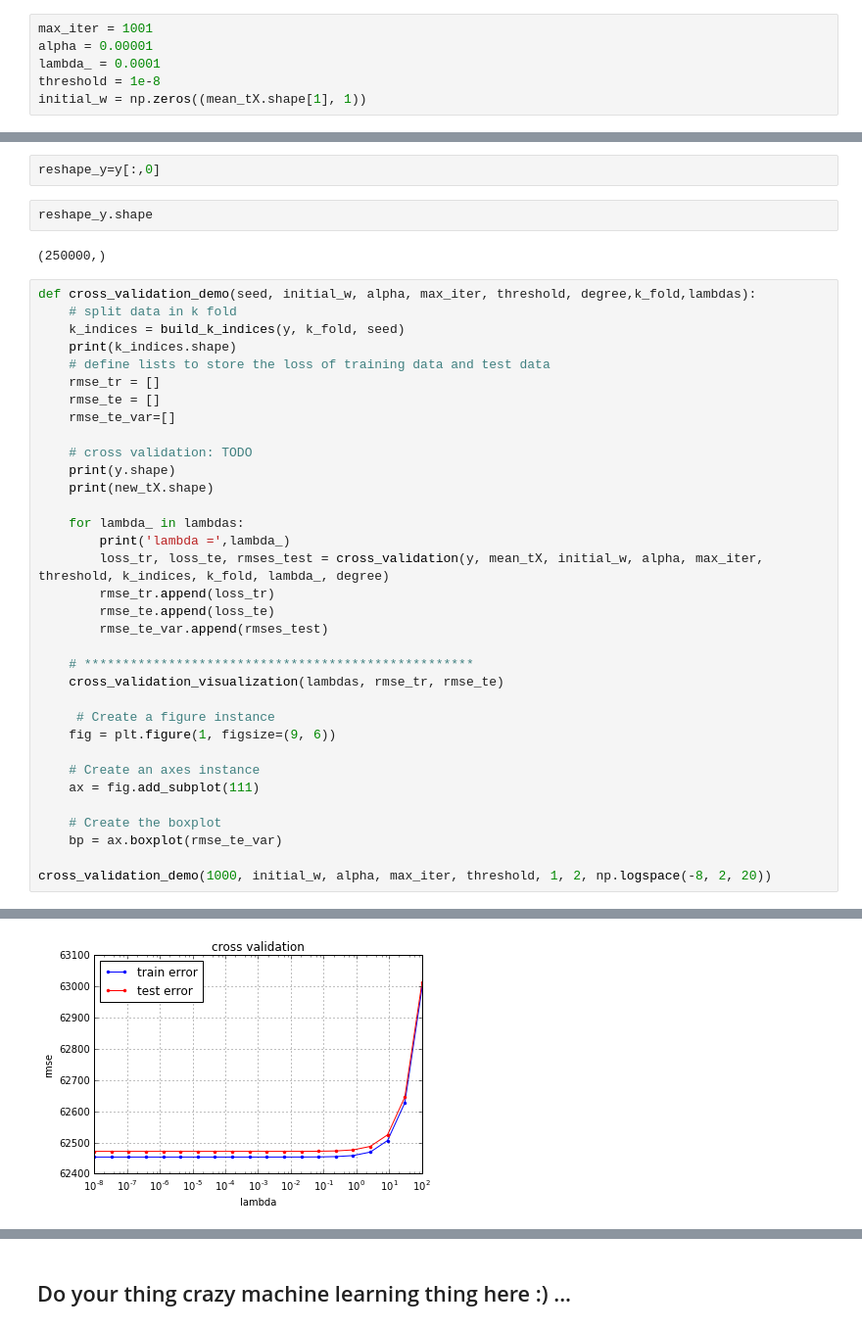
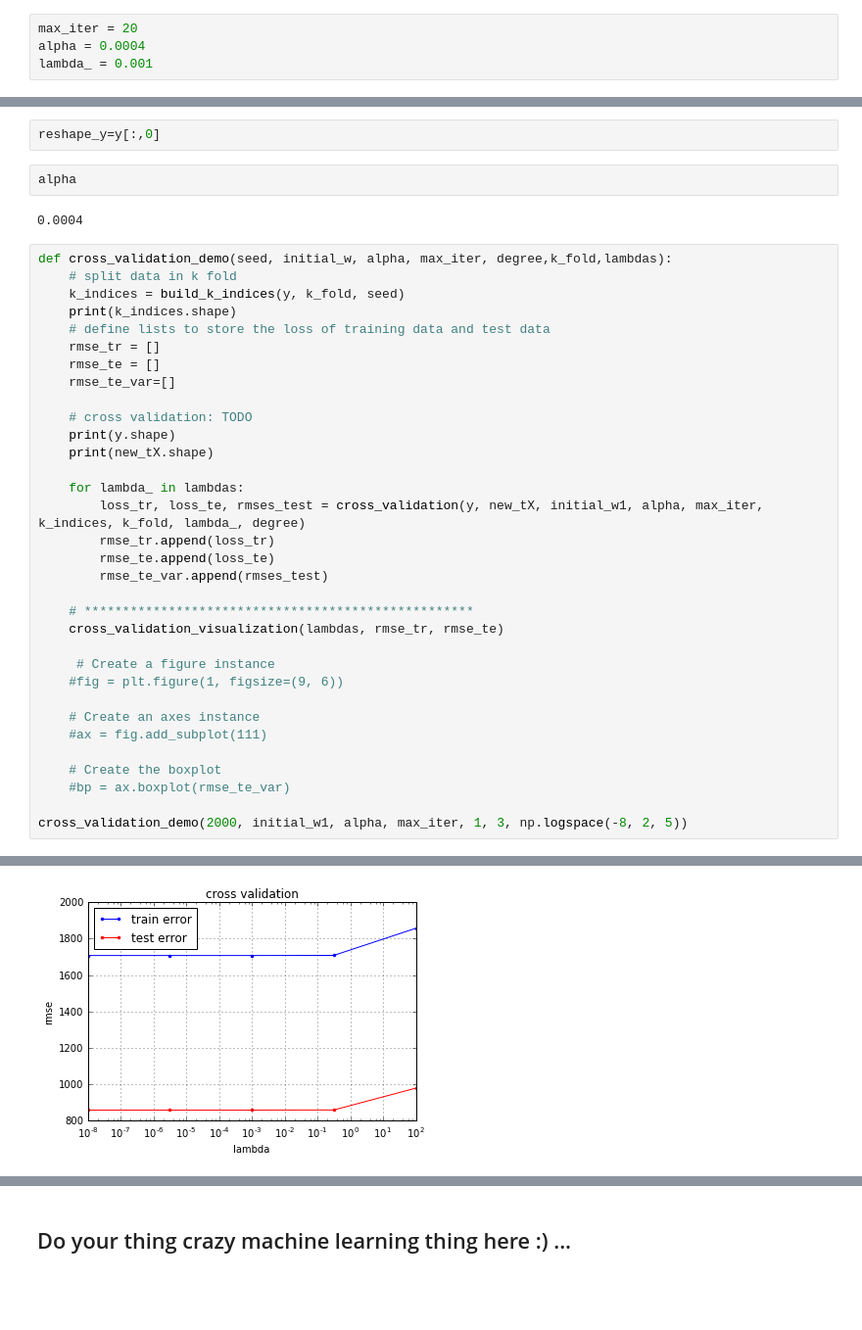
Before and after one commit to ThibaultUrien/ML_2016, a Jupyter notebook: project1.ipynb, the cells around one changed output, grey strips where cells are left out. Shown at 98% size. Saved outputs shown, nothing was run; the diff lists cells and outputs as text; blank space fills up the shorter version.

```diff
--- a/project1.ipynb
+++ b/project1.ipynb
@@ -310,9 +365,7 @@ SGD: execution time=2.614 seconds
 ### with gradient descent
 # %% [markdown]
 Define some parameters
-# %%
-max_iter = 1001
-alpha = 0.00001
-lambda_ = 0.0001
-threshold = 1e-8
-initial_w = np.zeros((mean_tX.shape[1], 1))
+# %%
+max_iter = 20
+alpha = 0.0004
+lambda_ = 0.001
@@ -331,12 +384,12 @@ The loss=133389.93836580194
 ## Ploting on vairious lambda
 # %%
 reshape_y=y[:,0]
-# %%
-reshape_y.shape
-# %% [output]
-(250000,)
+# %%
+alpha
+# %% [output]
+0.0004
 # %%
-def cross_validation_demo(seed, initial_w, alpha, max_iter, threshold, degree,k_fold,lambdas):
+def cross_validation_demo(seed, initial_w, alpha, max_iter, degree,k_fold,lambdas):
     # split data in k fold
     k_indices = build_k_indices(y, k_fold, seed)
     print(k_indices.shape)
@@ -350,8 +403,7 @@ def cross_validation_demo(seed, initial_w, alpha, max_iter, threshold, degree,k_
     print(new_tX.shape)
 
     for lambda_ in lambdas:
-        print('lambda =',lambda_)
-        loss_tr, loss_te, rmses_test = cross_validation(y, mean_tX, initial_w, alpha, max_iter, threshold, k_indices, k_fold, lambda_, degree)
+        loss_tr, loss_te, rmses_test = cross_validation(y, new_tX, initial_w1, alpha, max_iter, k_indices, k_fold, lambda_, degree)
         rmse_tr.append(loss_tr)
         rmse_te.append(loss_te)
         rmse_te_var.append(rmses_test)
@@ -360,13 +412,13 @@ def cross_validation_demo(seed, initial_w, alpha, max_iter, threshold, degree,k_
     cross_validation_visualization(lambdas, rmse_tr, rmse_te)
 
      # Create a figure instance
-    fig = plt.figure(1, figsize=(9, 6))
+    #fig = plt.figure(1, figsize=(9, 6))
 
     # Create an axes instance
-    ax = fig.add_subplot(111)
+    #ax = fig.add_subplot(111)
 
     # Create the boxplot
-    bp = ax.boxplot(rmse_te_var)
+    #bp = ax.boxplot(rmse_te_var)
 
-cross_validation_demo(1000, initial_w, alpha, max_iter, threshold, 1, 2, np.logspace(-8, 2, 20))
+cross_validation_demo(2000, initial_w1, alpha, max_iter, 1, 3, np.logspace(-8, 2, 5))
 # %% [output]
@@ -390 +442 @@ The loss=63069.02722389903
-[figure, old version]
+[figure, new version]
```
Also changed, not shown: parts of 26 cells of this notebook, 1 other file.
